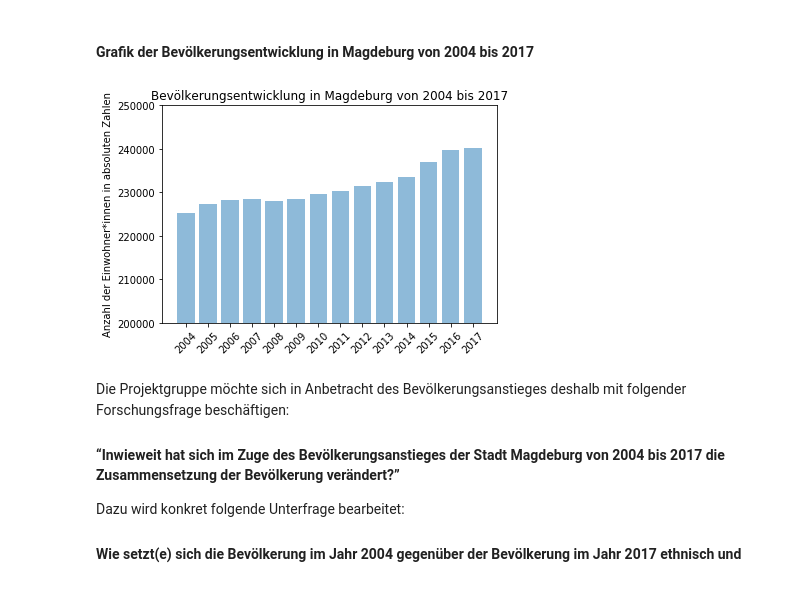
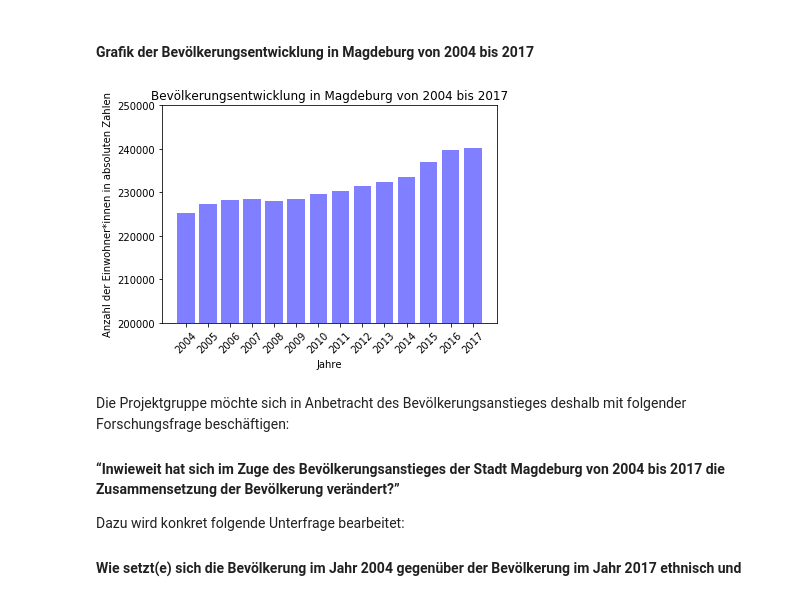
Before and after one commit to tschroeder10961/datascience-urban-segregation, a Jupyter notebook: GruppeA/Gruppe A Jupyter.ipynb, the cells around one changed output. Drawn from its saved outputs; the diff is of its cells as text; code cells hidden in the pictures.

```diff
--- a/GruppeA/Gruppe A Jupyter.ipynb
+++ b/GruppeA/Gruppe A Jupyter.ipynb
@@ -37,35 +38,36 @@ magdeb007 = pd.read_csv("MagdeburgBereinigterDatensatzVers007.csv", sep = ";", d
 import matplotlib.pyplot as plt
 
 #Liste/Dictionary erstellen für die Einwohnerentwicklung von 2004 bis 2017
 einwohner04bis17 = (sum(magdeb007['EW_2004']),
                     sum(magdeb007['EW_2005']),
                     sum(magdeb007['EW_2006']),
                     sum(magdeb007['EW_2007']),
                     sum(magdeb007['EW_2008']),
                     sum(magdeb007['EW_2009']),
                     sum(magdeb007['EW_2010']),
                     sum(magdeb007['EW_2011']),
                     sum(magdeb007['EW_2012']),
                     sum(magdeb007['EW_2013']),
                     sum(magdeb007['EW_2014']),
                     sum(magdeb007['EW_2015']),
                     sum(magdeb007['EW_2016']),
                     sum(magdeb007['EW_2017']))
 
 
 jahre = ('2004', '2005', '2006', '2007', '2008', '2009','2010','2011','2012','2013','2014','2015','2016','2017')
 y_pos = np.arange(len(jahre))
 
 
-plt.bar(y_pos, einwohner04bis17, align='center', alpha=0.5)
+plt.bar(y_pos, einwohner04bis17, align='center', alpha=0.5, color='Blue')
 plt.xticks(y_pos, jahre, rotation=45)
 plt.ylabel('Anzahl der Einwohner*innen in absoluten Zahlen')
+plt.xlabel('Jahre')
 plt.title('Bevölkerungsentwicklung in Magdeburg von 2004 bis 2017')
 plt.ylim((200000,250000))
 
 plt.show()
 # %% [output]
-[figure, old version]
+[figure, new version]
 # %% [markdown]
 Die Projektgruppe möchte sich in Anbetracht des Bevölkerungsanstieges deshalb mit folgender Forschungsfrage beschäftigen:
 
```
Also changed, not shown: parts of 12 cells of this notebook.
